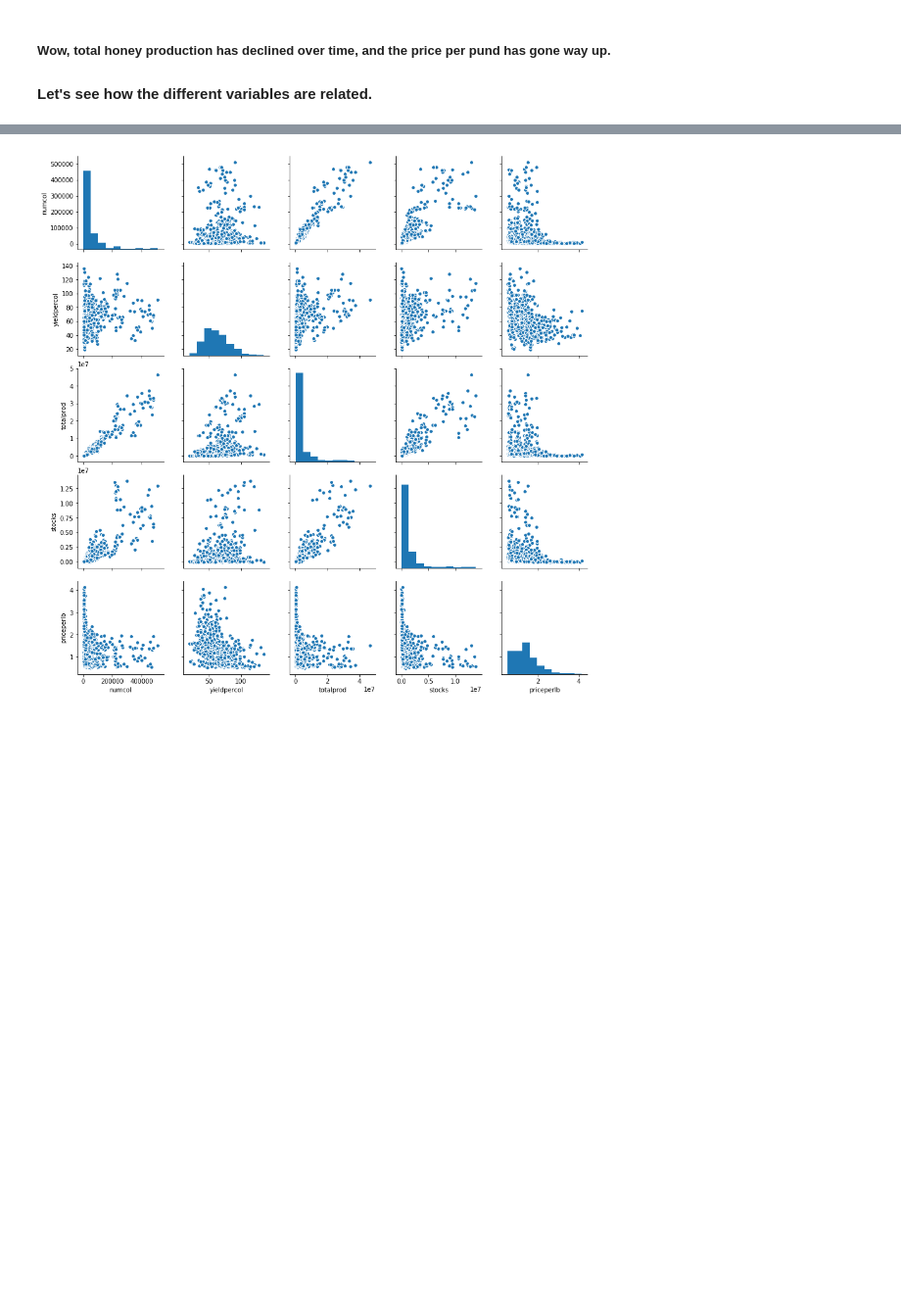
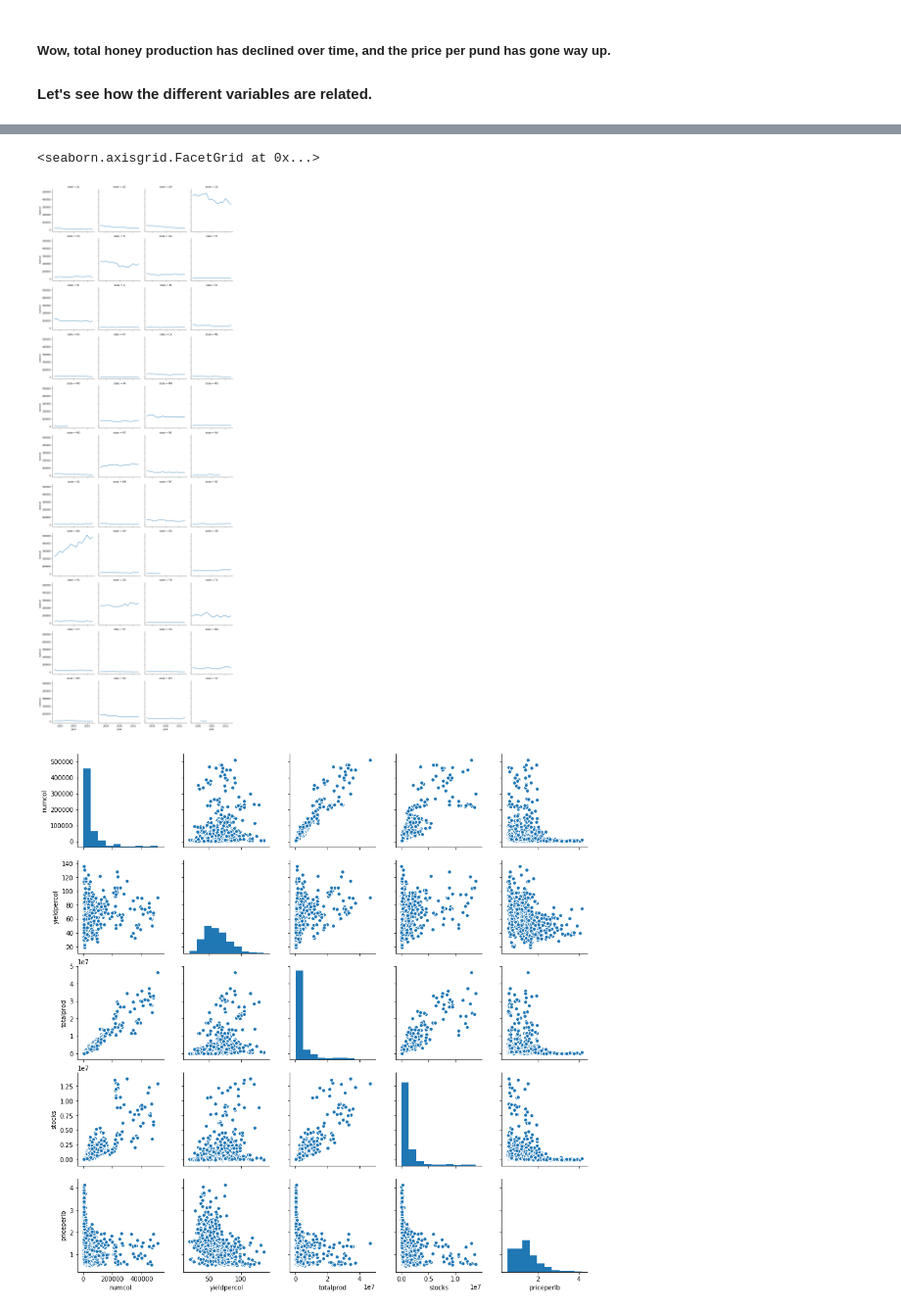
Before and after one commit to lilpricey/Thinkful, a Jupyter notebook: unit_1/unit_1_capstone_honey.ipynb, the cells around one changed output, grey strips where cells are left out. Shown at 98% size. Drawn from its saved outputs; the diff is of its cells as text; code cells hidden in the pictures; blank space fills up the shorter version.

```diff
--- a/unit_1/unit_1_capstone_honey.ipynb
+++ b/unit_1/unit_1_capstone_honey.ipynb
@@ -134,3 +165,10 @@ plt.show()
+# %%
+states = df['state'].unique()
+g = sns.FacetGrid(df, col="state", col_wrap=4, size=3)
+g.map(plt.plot, "year", "numcol", linestyle='-')
+# %% [output]
+<seaborn.axisgrid.FacetGrid at 0x...>
+[figure, added]
 # %%
 sns.pairplot(df[['numcol', 'yieldpercol', 'totalprod', 'stocks', 'priceperlb']])
 plt.show()
```
Also changed, not shown: parts of 8 cells of this notebook.
